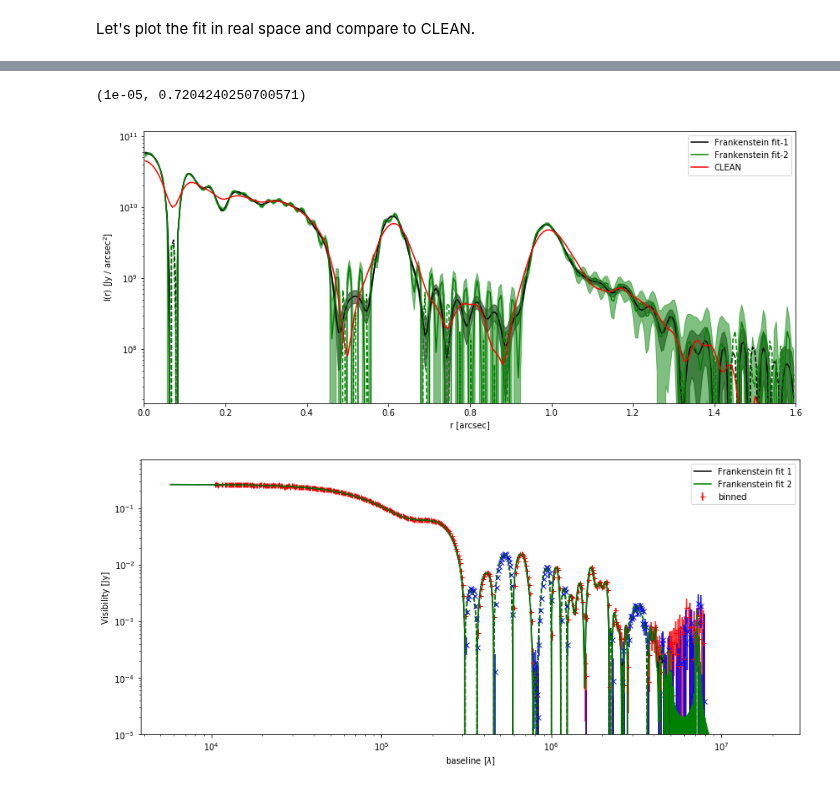
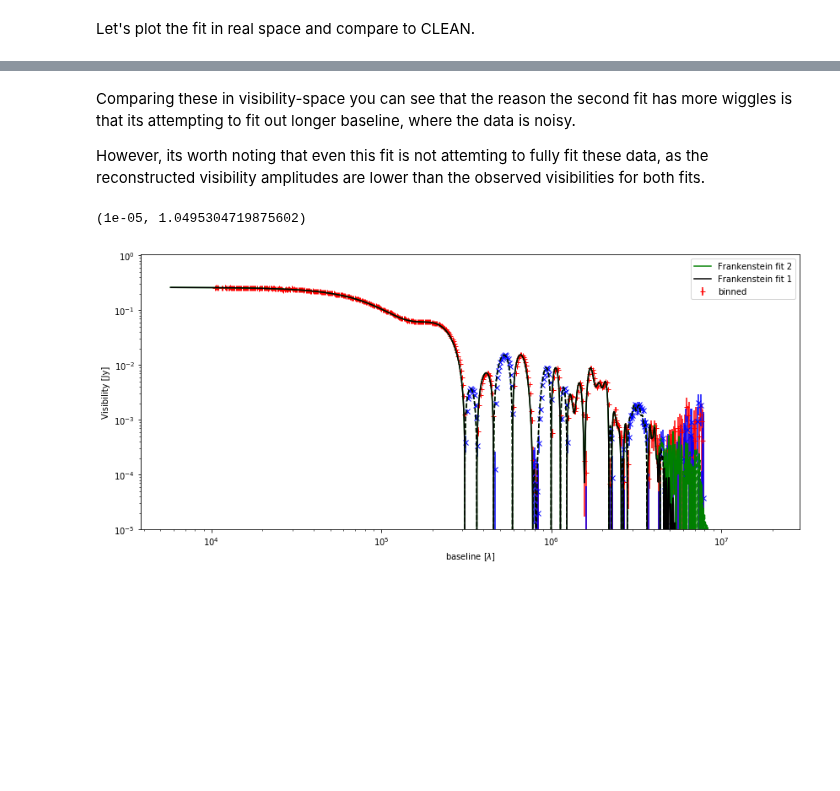
Before and after one commit to discsim/frank, a Jupyter notebook: examples/Frankenstein.ipynb, the cells around one changed output, grey strips where cells are left out. Cells and saved outputs as stored; diff of their text form; code cells hidden in the pictures; blank space fills up the shorter version.

```diff
--- a/examples/Frankenstein.ipynb
+++ b/examples/Frankenstein.ipynb
@@ -184,7 +183,7 @@ from frankenstein import FrankFitter
 
 Rmax = 1.6/rad_to_arcsec
 
-FF = FrankFitter(Rmax, 300, geometry=geometry, alpha=1.05, w_smooth=1e-2)
+FF = FrankFitter(Rmax, 300, geometry, alpha=1.05, w_smooth=1e-2)
 
 sol = FF.fit(u, v, vis, weights)
 # %% [markdown]
@@ -264,6 +263,5 @@ Compare with a fit with weaker smoothing. For this choice the model tries to fit
 # %%
-FF2 = FrankFitter(Rmax, 300, geometry=geometry, alpha=1.05, w_smooth=1e-6)
-
+FF2 = FrankFitter(Rmax, 300, geometry, alpha=1.0, w_smooth=1.0)
 
 sol2 = FF2.fit(u, v, vis, weights)
 err2 = np.diag(sol2.covariance)**0.5
@@ -270,39 +313,25 @@ err2 = np.diag(sol2.covariance)**0.5
+# %% [markdown]
+Comparing these in visibility-space you can see that the reason the second fit has more wiggles is that its attempting to fit out longer baseline, where the data is noisy.
+
+However, its worth noting that even this fit is not attemting to fully fit these data, as the reconstructed visibility amplitudes are lower than the observed visibilities for both fits.
 # %%
-
-# Plots real-space
-plt.figure(figsize=(14,6))
-plot_log_abs(sol.r*rad_to_arcsec, sol.mean, c='k', label='Frankenstein fit-1')
-plt.fill_between(sol.r*rad_to_arcsec, sol.mean-err, sol.mean+err, color='k', alpha=0.5)
-plot_log_abs(sol2.r*rad_to_arcsec, sol2.mean, c='g', label='Frankenstein fit-2')
-plt.fill_between(sol.r*rad_to_arcsec, sol2.mean-err2, sol2.mean+err2, color='g', alpha=0.5)
-
-plot_log_abs(AS209_profile.r*rad_to_arcsec, AS209_profile.Inu, c='r', label='CLEAN')
-
-plt.xlabel('r [arcsec]')
-plt.ylabel('I(r) [Jy / arcsec${^2}$]')
-plt.axhline(0, c='0.5', ls='--')
-plt.ylim(ymin=3e-4*sol.mean.max())
-plt.xscale('linear')
-plt.xlim(0, 1.6)
-plt.legend()
-
 # Plot the visibilies
 plt.figure(figsize=(14,6))
+
 l = plt.errorbar(uv_bin, vis_bin, yerr=w_bin**-0.5,marker='+', ls='none', c='r', label='binned', zorder=-1)
 plt.errorbar(uv_bin, -vis_bin, yerr=w_bin**-0.5,marker='x', ls='none', c='b', zorder=-1)
 
 ki = np.logspace(np.log10(min(uv.min(), sol.q[ 0])) - 0.3,
                  np.log10(max(uv.max(), sol.q[-1])) + 0.0,
                  10**4)
 
-plot_log_abs(ki, sol.predict(ki, 0),  c='k', label='Frankenstein fit 1')
-plot_log_abs(ki, sol2.predict(ki, 0), c='g', label='Frankenstein fit 2')
+plot_log_abs(ki, sol2.predict_deprojected(ki), c='g', label='Frankenstein fit 2')
+plot_log_abs(ki, sol.predict_deprojected(ki),  c='k', label='Frankenstein fit 1')
 
 plt.legend()
 plt.xlabel('baseline [$\lambda$]')
 plt.ylabel('Visibility [Jy]')
 plt.ylim(ymin=1e-5)
 # %% [output]
-(1e-05, 0.7204240250700571)
+(1e-05, 1.0495304719875602)
-[figure, old version]
+[figure, new version]
-[figure, removed]
```
Also changed, not shown: parts of 11 cells of this notebook, 1 other file.
